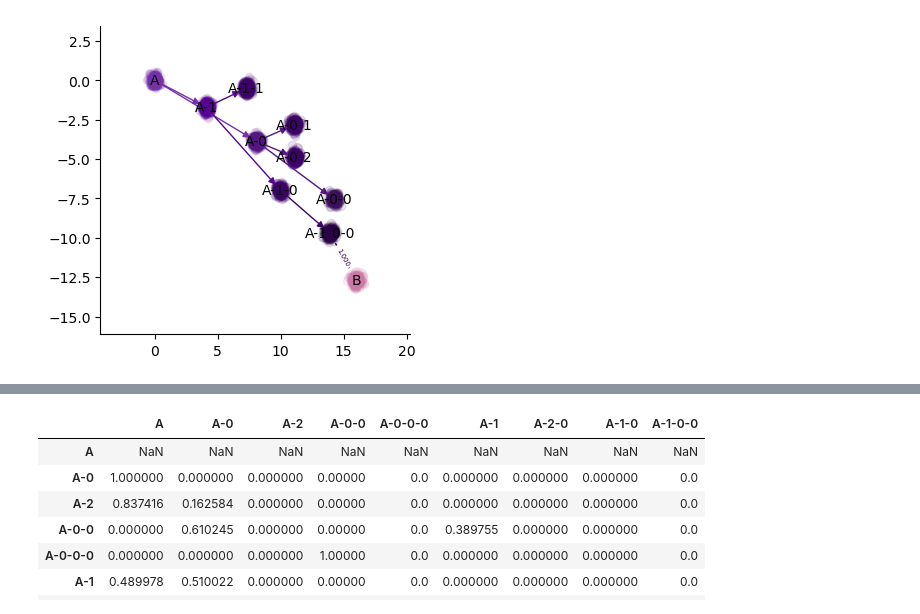
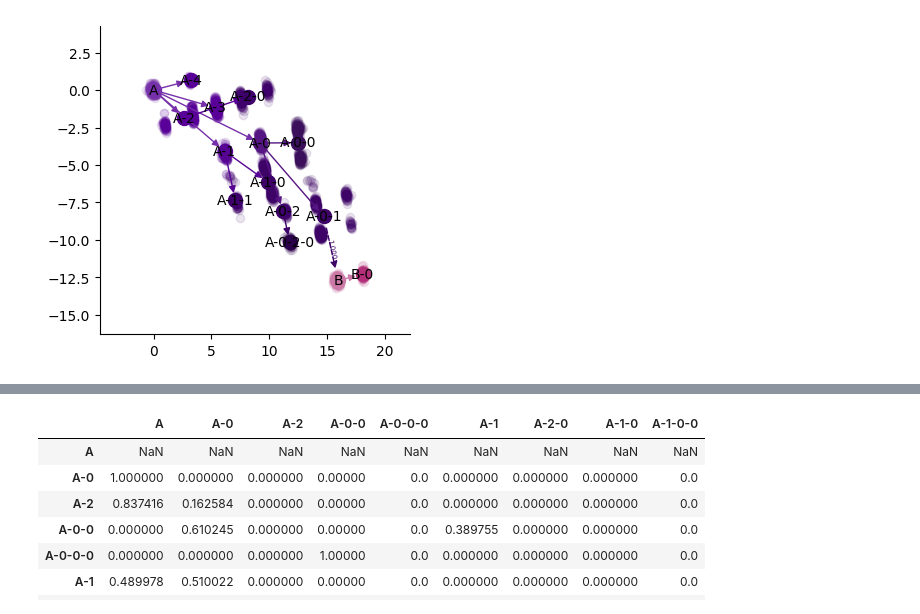
Before and after one commit to cbg-ethz/SCATrEx, a Jupyter notebook: notebooks/vonmises.ipynb, the cells around one changed output, grey strips where cells are left out. Saved outputs shown, nothing was run; the diff lists cells and outputs as text; code cells hidden in the pictures.

```diff
--- a/notebooks/vonmises.ipynb
+++ b/notebooks/vonmises.ipynb
@@ -75,7 +83,7 @@ sca = scatrex.SCATrEx(model=scatrex.models.TrajectoryTree,
                                      'angle_concentration':5.,
                                      'loc_variance':.1,
                                      'root_event_mean':4.,
-                                     'n_factors': 0,
+                                     'n_factors': 1,
                                      'obs_weight_variance':1.,
                                      'factor_variance':.1},
                           seed=12) # Use the Trajectory model here for simplicity
@@ -93,7 +101,7 @@ sca.ntssb.add_data(
 )
 sca.ntssb.make_batches(None, 42)
 sca.ntssb.reset_variational_parameters()
-sca.ntssb.sample_variational_distributions(n_samples=100)
+sca.ntssb.sample_variational_distributions(n_samples=10)
 # %%
 sca.ntssb.show_tree()
 sca.plot_data(alpha=.1, zorder=-1)
@@ -101,0 +118,11 @@ sca.plot_data(alpha=.1, zorder=-1)
+# %%
+sca.ntssb.root['node'].root['node'].set_learned_parameters()
+
+plt.scatter(sim_sca.ntssb.root['node'].root['node'].noise_factors[:,0],
+            sim_sca.ntssb.root['node'].root['node'].noise_factors[:,1])
+
+
+plt.scatter(sca.ntssb.root['node'].root['node'].noise_factors[:,0],
+            sca.ntssb.root['node'].root['node'].noise_factors[:,1],
+            alpha=.1)
+plt.show()
@@ -101,0 +131,4 @@ sca.plot_data(alpha=.1, zorder=-1)
+# %%
+sca.ntssb.root['node'].root['node'].set_learned_parameters()
+sca.ntssb.show_tree()
+sca.plot_data(alpha=.1, zorder=-1, remove_noise=False)
@@ -103,6 +144,7 @@ sca.plot_data(alpha=.1, zorder=-1)
 from scatrex.ntssb import StructureSearch
 from copy import deepcopy
 
+sca.ntssb.prune_subtrees()
 searcher = StructureSearch(sca.ntssb)
 searcher.tree.set_tssb_params(dp_alpha=1., dp_gamma=1.)
 searcher.tree.sample_variational_distributions(n_samples=10)
@@ -113,16 +155,10 @@ searcher.tree.learn_params(50, update_roots=False, mc_samples=10,
                                 step_size=.1, memoized=True, update_outer_ass=True, ass_anneal=1.)
 searcher.tree.compute_elbo(memoized=True)
 searcher.proposed_tree = deepcopy(searcher.tree)
-searcher.run_search(n_iters=20, n_epochs=20, mc_samples=10, step_size=.1,
-                        memoized=True, seed=4,
+searcher.run_search(n_iters=10, n_epochs=20, mc_samples=10, step_size=.1,
+                        memoized=True, seed=1,
                         update_outer_ass=True,
                         update_roots=False,
                         moves_per_tssb=2,
                         pr_freq=0)
-# searcher.run_search(n_iters=50, n_epochs=20, mc_samples=10, step_size=.1,
-#                         memoized=True, seed=4,
-#                         update_outer_ass=True,
-#                         update_roots=False,
-#                         moves_per_tssb=3,
-#                         pr_freq=1)
 sca.ntssb = deepcopy(searcher.tree)
@@ -133,6 +170,6 @@ Array(-9852.605, dtype=float32)
 # %%
-sca.ntssb = deepcopy(searcher.best_tree)
+sca.ntssb = deepcopy(searcher.tree)
 sca.ntssb.show_tree(edge_labels=True, font_size=10)
-sca.plot_data(alpha=.1, zorder=-1)
+sca.plot_data(alpha=.1, zorder=-1, remove_noise=True)
 # %% [output]
-[figure, old version]
+[figure, new version]
```
Also changed, not shown: parts of 18 cells of this notebook, 6 other files.
